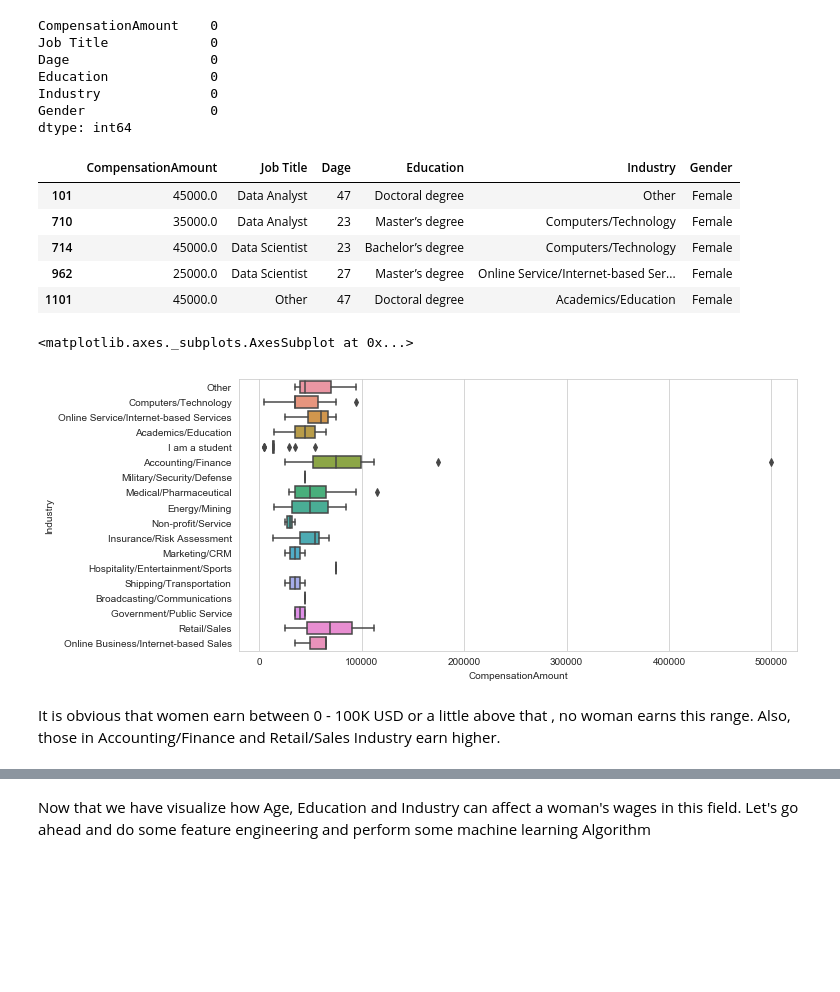
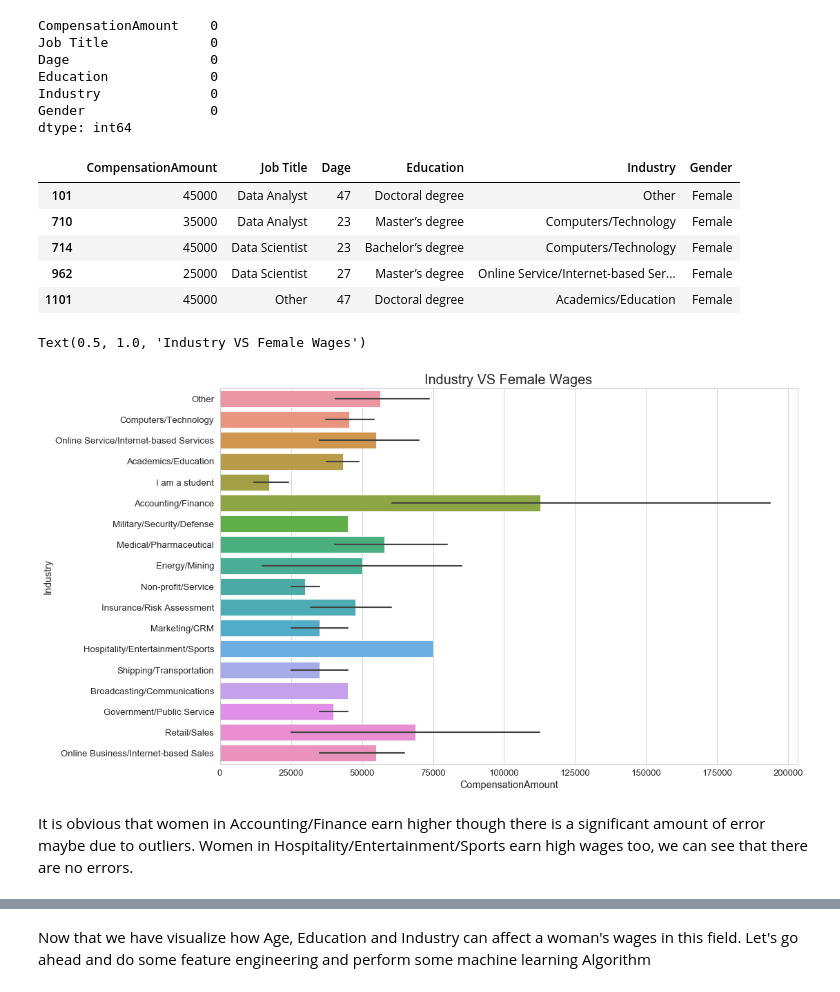
Before and after one commit to sulerita/femaleDataScientist, a Jupyter notebook: womenTech.ipynb, the cells around one changed output, grey strips where cells are left out. Cells and saved outputs as stored; diff of their text form; code cells hidden in the pictures; blank space fills up the shorter version.

```diff
--- a/womenTech.ipynb
+++ b/womenTech.ipynb
@@ -381,5 +390,5 @@ df['CompensationAmount'].isnull().sum()
 # %%
-df['CompensationAmount'].dropna(axis = 0, inplace = True)
+df['CompensationAmount'].dropna(inplace = True)
 # %%
 df['CompensationAmount'].isnull().sum()
 # %% [output]
@@ -425,7 +435,7 @@ Let's begin by extracting only females from our dataframe.
 # %%
 femaleDs = df[df['Gender'] == 'Female']
 # %%
-femaleDs.dropna(axis = 0, inplace = True)
+femaleDs.dropna(inplace = True)
 # %%
 femaleDs.isnull().sum()
 # %% [output]
@@ -440,16 +450,17 @@ dtype: int64
 femaleDs.head()
 # %% [output]
 |  | CompensationAmount | Job Title | Dage | Education | Industry | Gender |
-| 101 | 45000.0 | Data Analyst | 47 | Doctoral degree | Other | Female |
-| 710 | 35000.0 | Data Analyst | 23 | Master’s degree | Computers/Technology | Female |
-| 714 | 45000.0 | Data Scientist | 23 | Bachelor’s degree | Computers/Technology | Female |
-| 962 | 25000.0 | Data Scientist | 27 | Master’s degree | Online Service/Internet-based Ser... | Female |
-| 1101 | 45000.0 | Other | 47 | Doctoral degree | Academics/Education | Female |
+| 101 | 45000 | Data Analyst | 47 | Doctoral degree | Other | Female |
+| 710 | 35000 | Data Analyst | 23 | Master’s degree | Computers/Technology | Female |
+| 714 | 45000 | Data Scientist | 23 | Bachelor’s degree | Computers/Technology | Female |
+| 962 | 25000 | Data Scientist | 27 | Master’s degree | Online Service/Internet-based Ser... | Female |
+| 1101 | 45000 | Other | 47 | Doctoral degree | Academics/Education | Female |
 # %%
-plt.figure(figsize = (10,5))
-sns.boxplot(x=df['CompensationAmount'], y = 'Industry', data = femaleDs)
+plt.figure(figsize = (15,10))
+sns.barplot(x=df['CompensationAmount'], y = 'Industry', data = femaleDs)
+plt.title('Industry VS Female Wages', fontsize=20)
 # %% [output]
-<matplotlib.axes._subplots.AxesSubplot at 0x...>
+Text(0.5, 1.0, 'Industry VS Female Wages')
-[figure, old version]
+[figure, new version]
-# %% [markdown]
-It is obvious that women earn between 0 - 100K USD or a little above that , no woman earns this range. Also, those in Accounting/Finance and Retail/Sales Industry earn higher.
+# %% [markdown]
+It is obvious that women in Accounting/Finance earn higher though there is a significant amount of error maybe due to outliers. Women in Hospitality/Entertainment/Sports earn high wages too, we can see that there are no errors.
```
Also changed, not shown: parts of 38 cells of this notebook, 1 other file.
